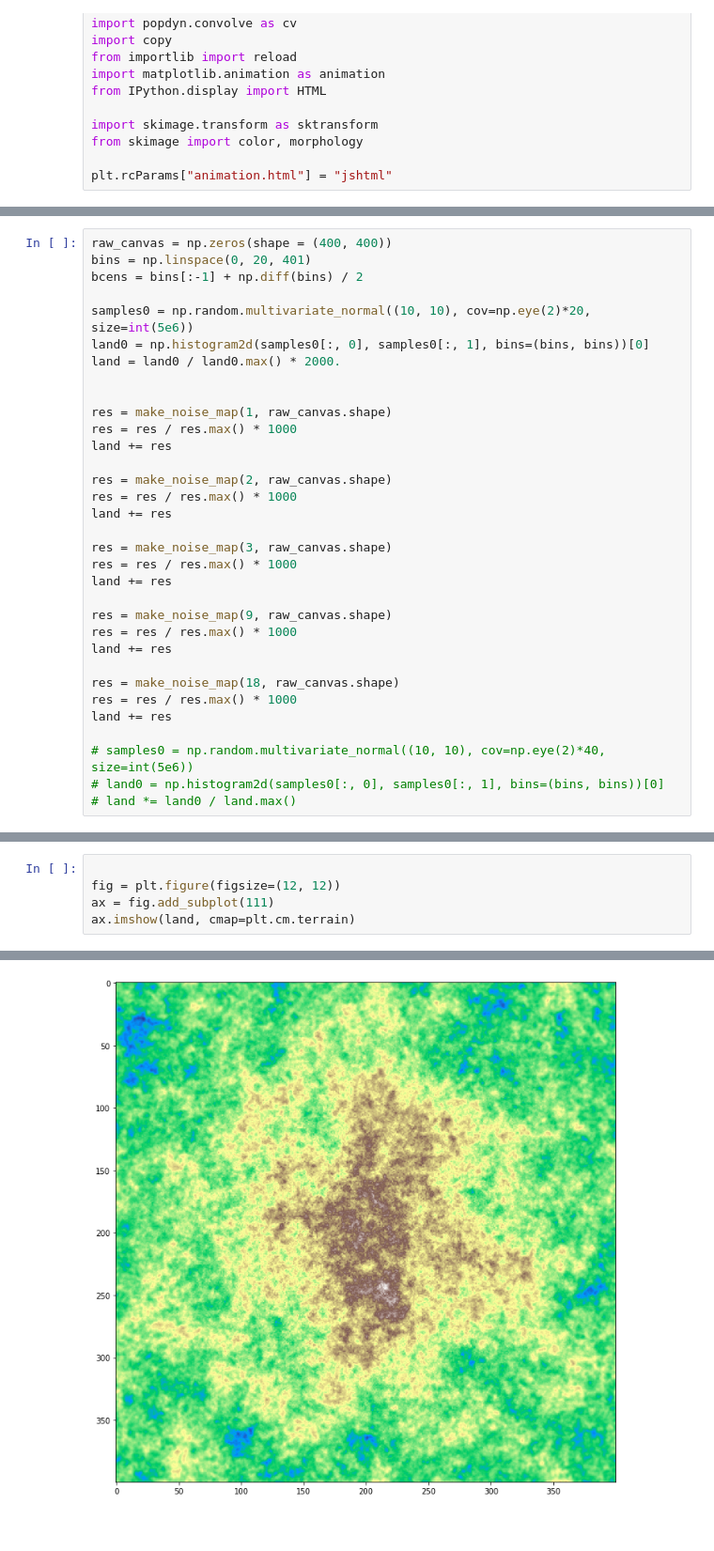
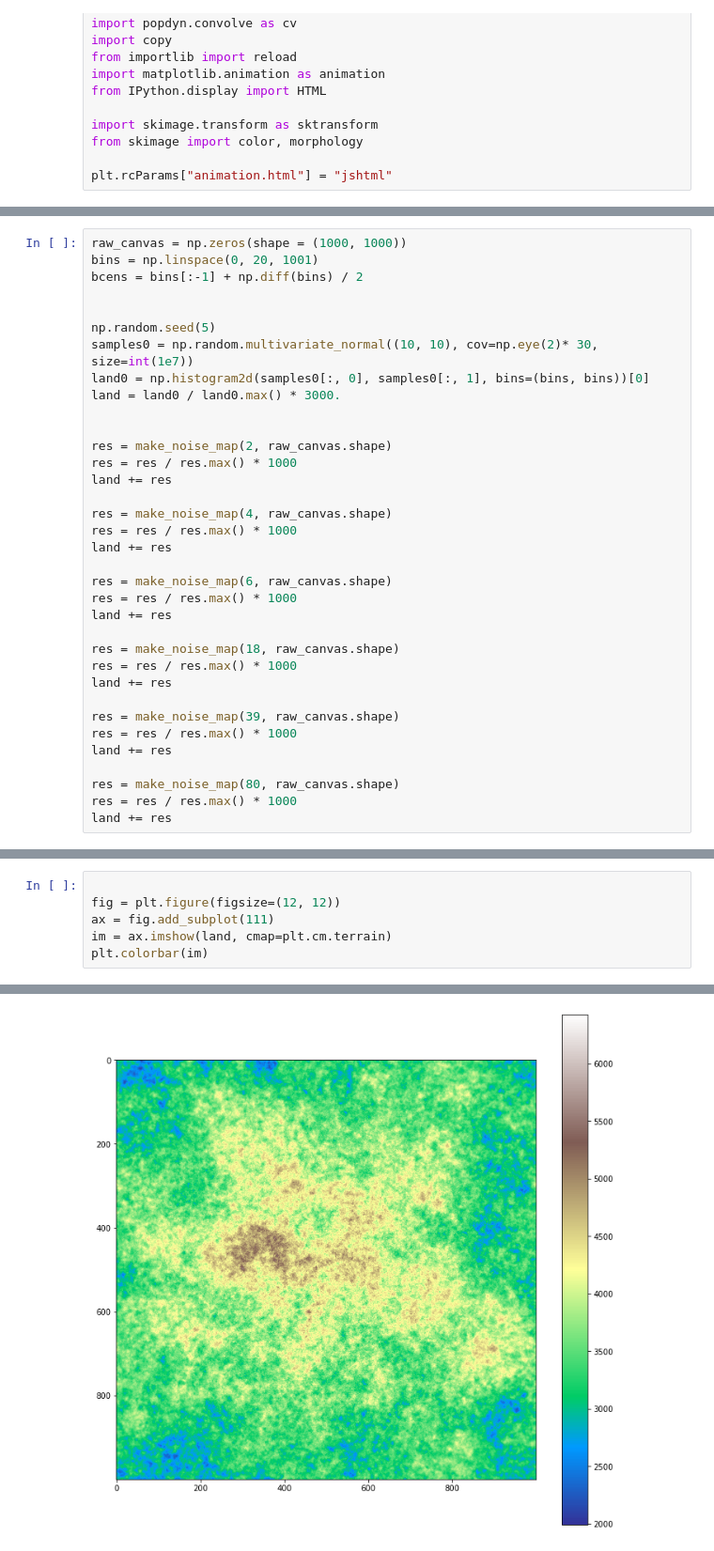
Before and after one commit to vargatn/popdyn_alpha, a Jupyter notebook: notebooks/v3/Gaussian_Random_landscape.ipynb, the cells around one changed output, grey strips where cells are left out. Shown at 94% size. Drawn from its saved outputs; the diff is of its cells as text.

```diff
--- a/notebooks/v3/Gaussian_Random_landscape.ipynb
+++ b/notebooks/v3/Gaussian_Random_landscape.ipynb
@@ -70,26 +89,24 @@ def make_noise_map(scale, shape, which="gauss"):
 # %%
-raw_canvas = np.zeros(shape = (400, 400))
-bins = np.linspace(0, 20, 401)
+raw_canvas = np.zeros(shape = (1000, 1000))
+bins = np.linspace(0, 20, 1001)
 bcens = bins[:-1] + np.diff(bins) / 2
 
-samples0 = np.random.multivariate_normal((10, 10), cov=np.eye(2)*20, size=int(5e6))
+
+np.random.seed(5)
+samples0 = np.random.multivariate_normal((10, 10), cov=np.eye(2)* 30, size=int(1e7))
 land0 = np.histogram2d(samples0[:, 0], samples0[:, 1], bins=(bins, bins))[0]
-land = land0 / land0.max() * 2000.
+land = land0 / land0.max() * 3000.
 
-
-res = make_noise_map(1, raw_canvas.shape)
-res = res / res.max() * 1000
-land += res
 
 res = make_noise_map(2, raw_canvas.shape)
 res = res / res.max() * 1000
 land += res
 
-res = make_noise_map(3, raw_canvas.shape)
+res = make_noise_map(4, raw_canvas.shape)
 res = res / res.max() * 1000
 land += res
 
-res = make_noise_map(9, raw_canvas.shape)
+res = make_noise_map(6, raw_canvas.shape)
 res = res / res.max() * 1000
 land += res
 
@@ -97,6 +114,10 @@ res = make_noise_map(18, raw_canvas.shape)
 res = res / res.max() * 1000
 land += res
 
-# samples0 = np.random.multivariate_normal((10, 10), cov=np.eye(2)*40, size=int(5e6))
-# land0 = np.histogram2d(samples0[:, 0], samples0[:, 1], bins=(bins, bins))[0]
-# land *= land0 / land.max()
+res = make_noise_map(39, raw_canvas.shape)
+res = res / res.max() * 1000
+land += res
+
+res = make_noise_map(80, raw_canvas.shape)
+res = res / res.max() * 1000
+land += res
@@ -108,5 +125,6 @@ land.mean()
 
 fig = plt.figure(figsize=(12, 12))
 ax = fig.add_subplot(111)
-ax.imshow(land, cmap=plt.cm.terrain)
+im = ax.imshow(land, cmap=plt.cm.terrain)
+plt.colorbar(im)
 # %% [output]
@@ -114 +132 @@ ax.imshow(land, cmap=plt.cm.terrain)
-[figure, old version]
+[figure, new version]
```
Also changed, not shown: parts of 10 cells of this notebook.
